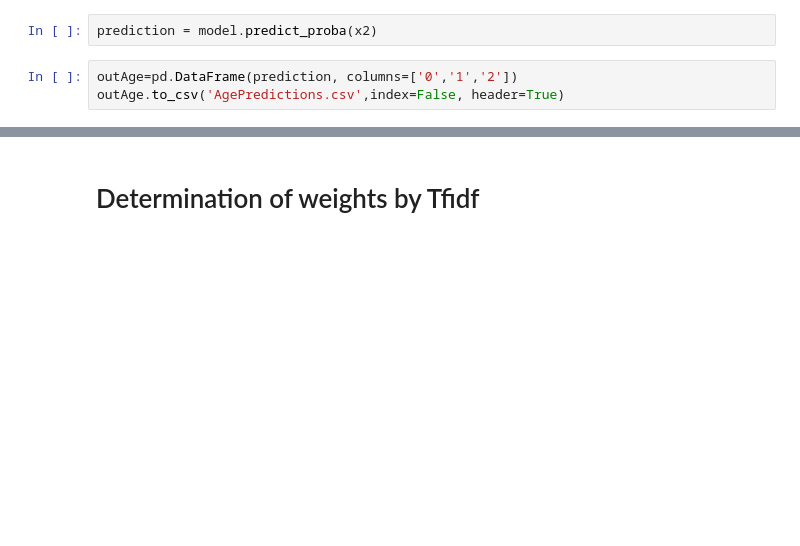
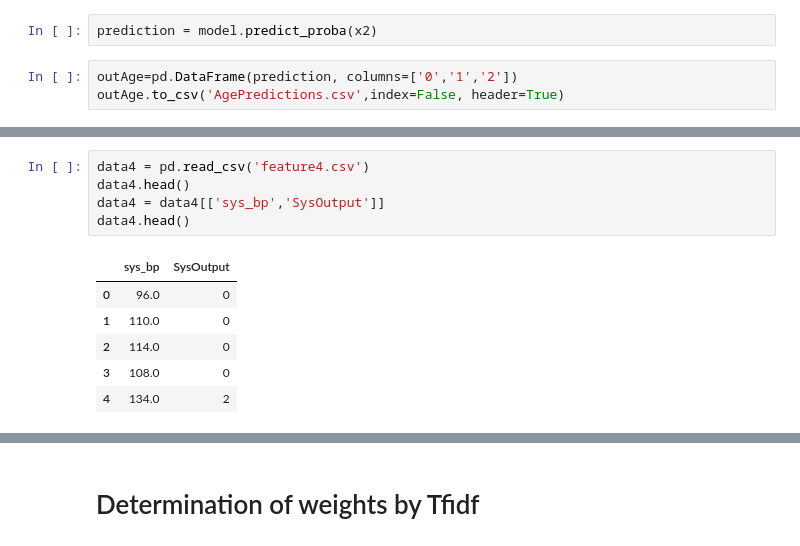
Before and after one commit to mefy-Aruna/DIABETES_NEW, a Jupyter notebook: Thresholding.ipynb, the cells around one changed output, grey strips where cells are left out. Drawn from its saved outputs; the diff is of its cells as text; blank space fills up the shorter version.

```diff
--- a/Thresholding.ipynb
+++ b/Thresholding.ipynb
@@ -387,0 +453,12 @@ outAge.to_csv('AgePredictions.csv',index=False, header=True)
+# %%
+data4 = pd.read_csv('feature4.csv')
+data4.head()
+data4 = data4[['sys_bp','SysOutput']]
+data4.head()
+# %% [output]
+|  | sys_bp | SysOutput |
+| 0 | 96.0 | 0 |
+| 1 | 110.0 | 0 |
+| 2 | 114.0 | 0 |
+| 3 | 108.0 | 0 |
+| 4 | 134.0 | 2 |
```
Also changed, not shown: parts of 18 cells of this notebook.
